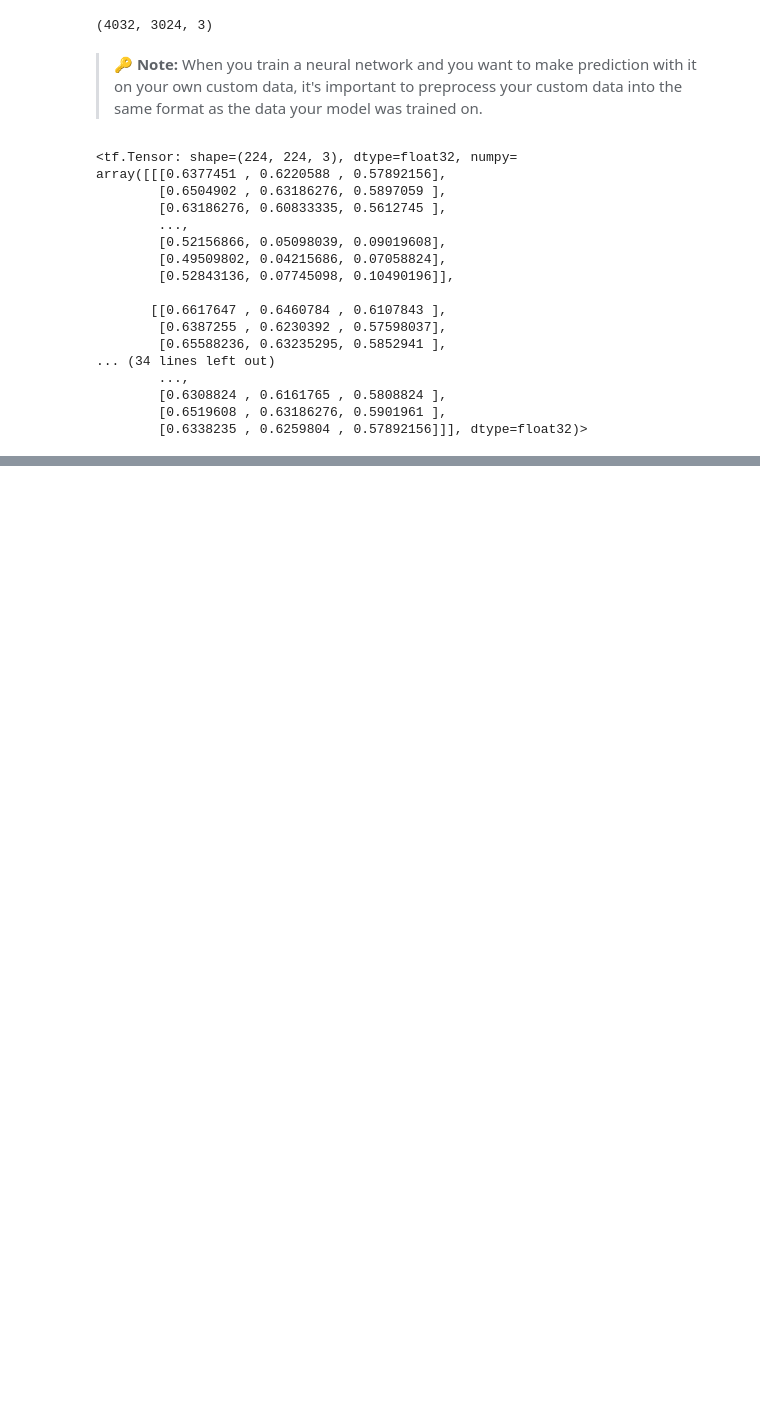
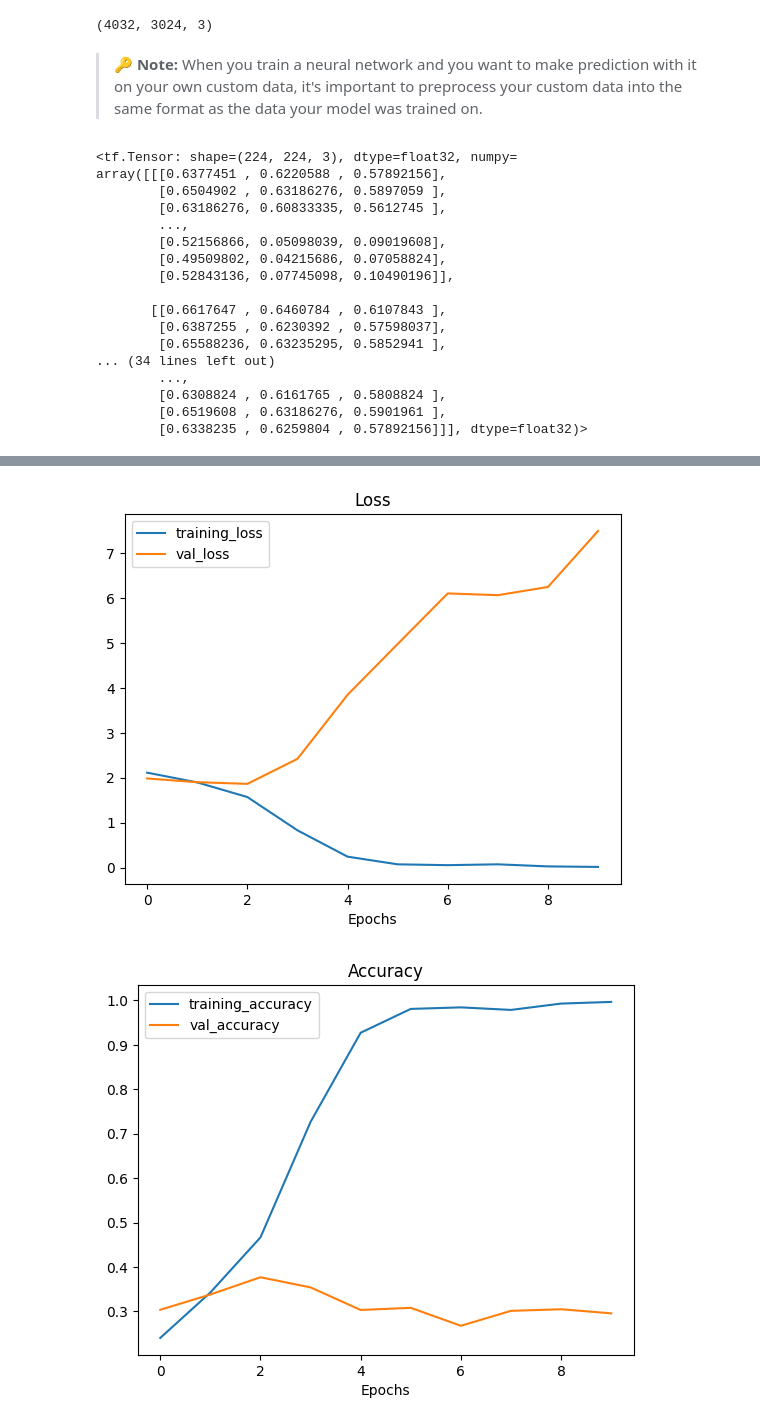
Before and after one commit to Khey17/100-Days-Of-ML-Code, a Jupyter notebook: ComputerVision_and_CNN_with_TensorFlow_03.ipynb, the cells around one changed output, grey strips where cells are left out. Saved outputs shown, nothing was run; the diff lists cells and outputs as text; code cells hidden in the pictures; blank space fills up the shorter version.

```diff
--- a/ComputerVision_and_CNN_with_TensorFlow_03.ipynb
+++ b/ComputerVision_and_CNN_with_TensorFlow_03.ipynb
@@ -1153,0 +1375,32 @@ array([[0.94116086]], dtype=float32)
+# %%
+# import all the statements to build a CNN model
+from tensorflow.keras.models import Sequential
+from tensorflow.keras.layers import Conv2D, MaxPool2D, Dense, Flatten, Activation
+from tensorflow.keras.optimizers import Adam
+from tensorflow.keras.losses import CategoricalCrossentropy
+
+model_9 = Sequential([
+    Conv2D(filters=32,
+         kernel_size=3,
+         activation='relu',
+         input_shape=(224, 224, 3)),
+    Conv2D(32, 3, activation='relu'),
+    MaxPool2D(pool_size=2, padding='valid'),
+    Conv2D(32, 3, activation='relu'),
+    Conv2D(32, 3, activation='relu'),
+    MaxPool2D(2),
+    Flatten(),
+    Dense(10, activation='softmax')
+])
+
+# Compile the model
+model_9.compile(loss=CategoricalCrossentropy(),
+              optimizer=Adam(),
+              metrics=['accuracy'])
+
+# Fit the model
+history_9 = model_9.fit(train_data,
+                        epochs=10,
+                        steps_per_epoch=len(train_data),
+                        validation_data=test_data,
+                        validation_steps=len(test_data))
@@ -1153,0 +1463,6 @@ array([[0.94116086]], dtype=float32)
+# %%
+# Check out the model's loss and accuracy curves
+loss_acc_curves(history_9)
+# %% [output]
+[figure, added]
+[figure, added]
```
Also changed, not shown: parts of 73 cells of this notebook.
